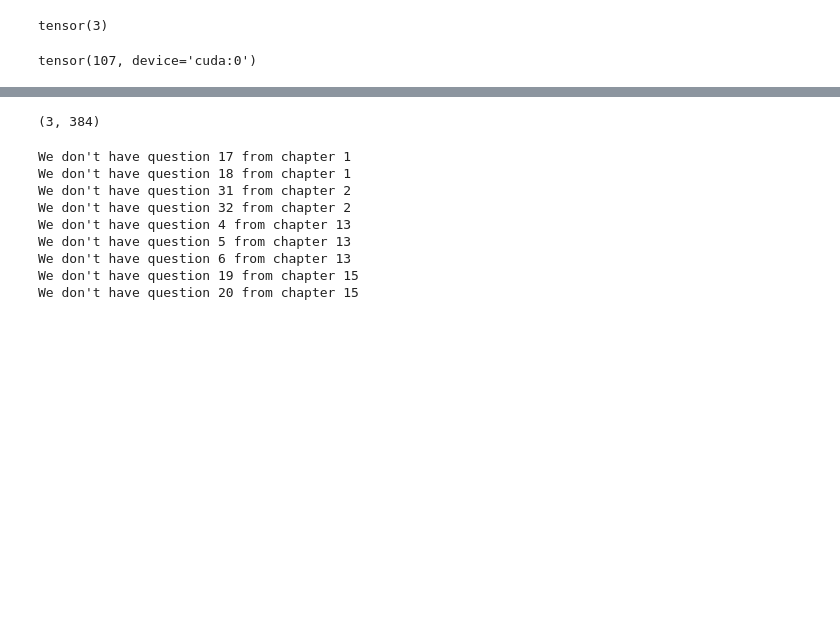
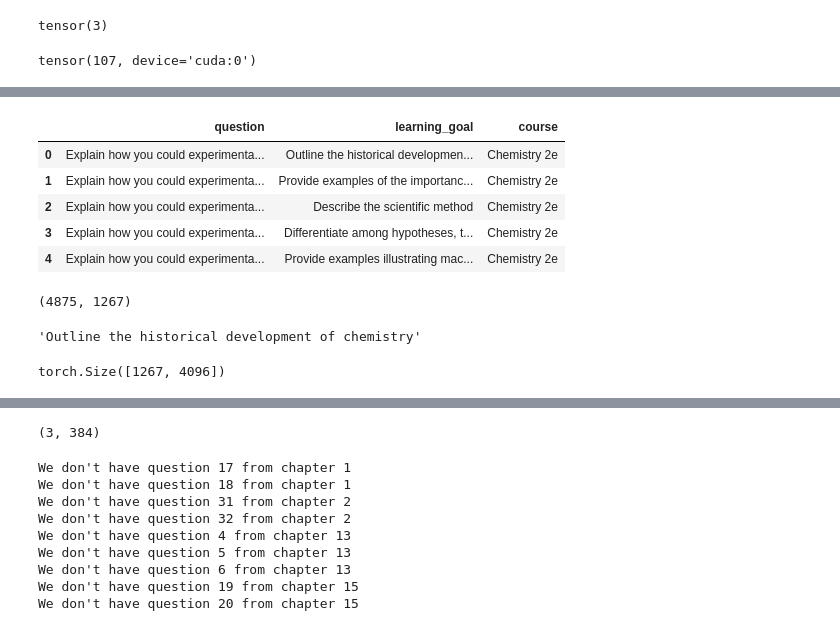
Before and after one commit to AmirZur/smartstem-ai, a Jupyter notebook: playground.ipynb, the cells around one changed output, grey strips where cells are left out. Cells and saved outputs as stored; diff of their text form; code cells hidden in the pictures; blank space fills up the shorter version.

```diff
--- a/playground.ipynb
+++ b/playground.ipynb
@@ -539,0 +553,20 @@ We don't have question 20 from chapter 15
+# %%
+data.head()
+# %% [output]
+|  | question | learning_goal | course |
+| 0 | Explain how you could experimenta... | Outline the historical developmen... | Chemistry 2e |
+| 1 | Explain how you could experimenta... | Provide examples of the importanc... | Chemistry 2e |
+| 2 | Explain how you could experimenta... | Describe the scientific method | Chemistry 2e |
+| 3 | Explain how you could experimenta... | Differentiate among hypotheses, t... | Chemistry 2e |
+| 4 | Explain how you could experimenta... | Provide examples illustrating mac... | Chemistry 2e |
+# %%
+questions = data['question'].unique()
+learning_goals = data['learning_goal'].unique()
+len(questions), len(learning_goals)
+# %% [output]
+(4875, 1267)
+# %%
+learning_goal = learning_goals[0]
+learning_goal
+# %% [output]
+'Outline the historical development of chemistry'
@@ -539,0 +586,7 @@ We don't have question 20 from chapter 15
+# %%
+import torch
+
+embeddings_t = torch.tensor(embeddings)
+embeddings_t.shape
+# %% [output]
+torch.Size([1267, 4096])
```
Also changed, not shown: parts of 50 cells of this notebook.
